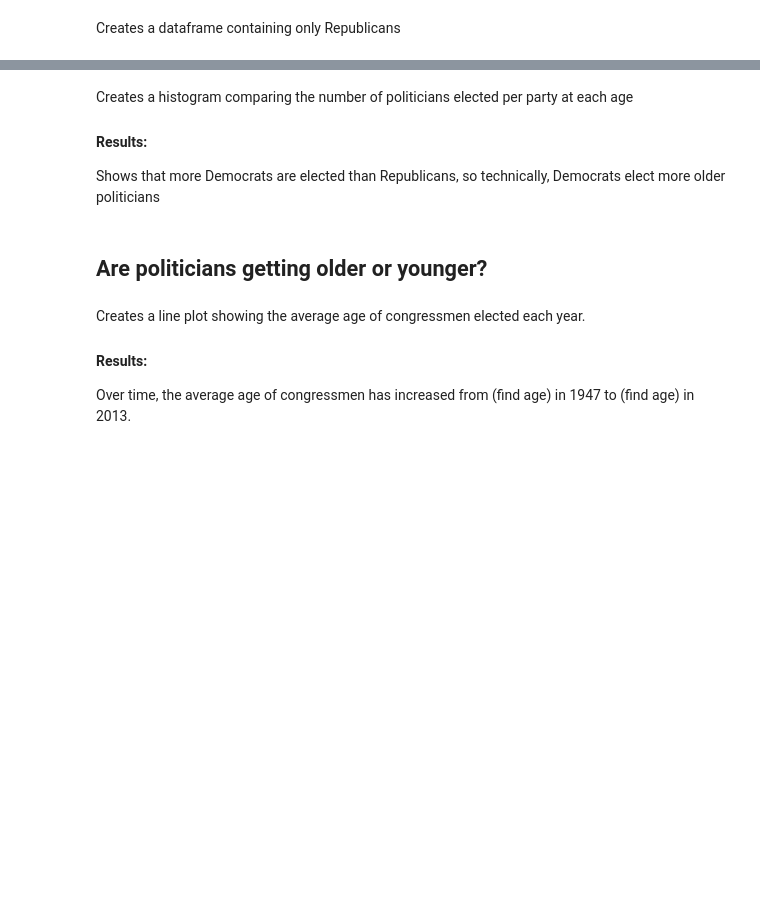
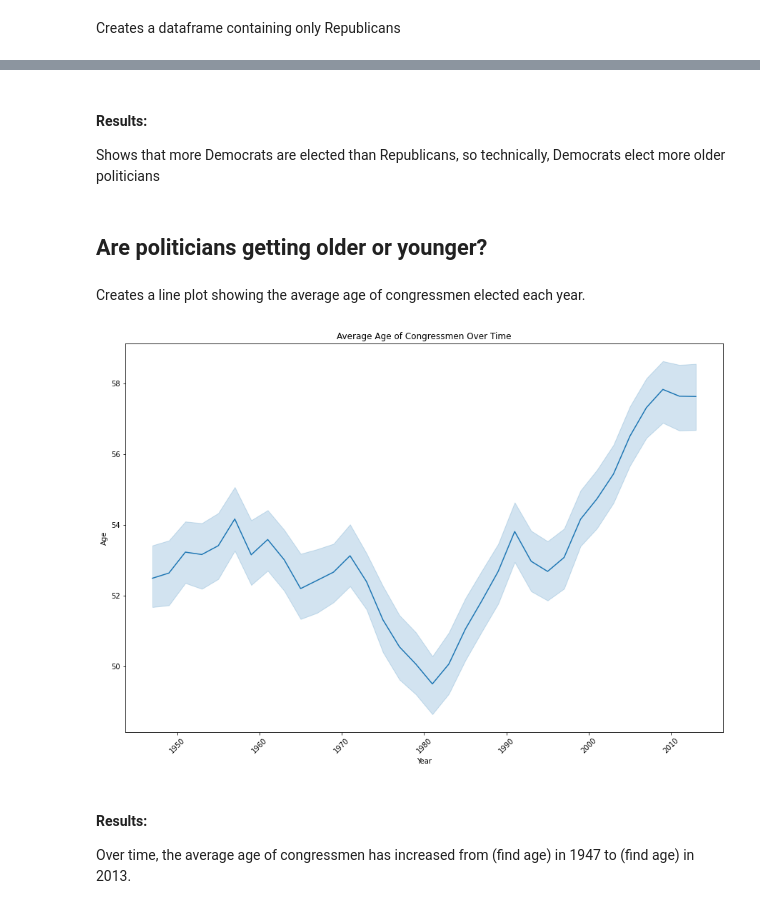
Before and after one commit to nathalieforsythe/DataScience2021F, a Jupyter notebook: Unit3/Project3B/project3b.ipynb, the cells around one changed output, grey strips where cells are left out. Saved outputs shown, nothing was run; the diff lists cells and outputs as text; code cells hidden in the pictures; blank space fills up the shorter version.

```diff
--- a/Unit3/Project3B/project3b.ipynb
+++ b/Unit3/Project3B/project3b.ipynb
@@ -8,5 +9,5 @@ import datetime
 # %%
-congress = pd.read_csv('congress-terms.csv', parse_dates=True)
+congress = pd.read_csv('congress-terms.csv', parse_dates = ['termstart'])
 congress
 # %% [output]
 |  | congress | chamber | bioguide | firstname | middlename | lastname | suffix | birthday | state | party | ... |
@@ -25,2 +28,2 @@ congress
 # %%
-congress.info()
+congress['year_term_start'] = [d.year for d in congress['termstart']]
@@ -48,3 +29,0 @@ memory usage: 1.8+ MB
-# %%
-congress['termstart'] = [pd.to_datetime(d, '%Y-%m-%d') for d in congress['termstart']]
-# type(congress['termstart'][0])
@@ -81,21 +86,23 @@ plt.show()
 # %% [markdown]
-Creates a histogram comparing the number of politicians elected per party at each age
-
 #### Results:
 Shows that more Democrats are elected than Republicans, so technically, Democrats elect more older politicians
 # %% [markdown]
 ## Are politicians getting older or younger?
+# %% [markdown]
+Creates a line plot showing the average age of congressmen elected each year.
 # %%
-plt.figure(figsize=(15,10))
+plt.figure(figsize = (15,10))
 plt.title('Average Age of Congressmen Over Time')
-plt.xlabel('Date')
-plt.xticks(rotation=45)
+plt.xlabel('Year')
+plt.xticks(rotation = 45)
 plt.ylabel('Age')
 
-sns.lineplot(x=congress['termstart'], y=congress['age'])
+sns.lineplot(x=congress['year_term_start'], y = congress['age'])
 
 plt.show()
+# how do I make it go from 0 to 58 to make it appear more accurate
+# %% [output]
+[figure, added]
 # %% [markdown]
-Creates a line plot showing the average age of congressmen elected each year.
 #### Results:
 Over time, the average age of congressmen has increased from (find age) in 1947 to (find age) in 2013.
```
Also changed, not shown: parts of 13 cells of this notebook, 1 other file.
